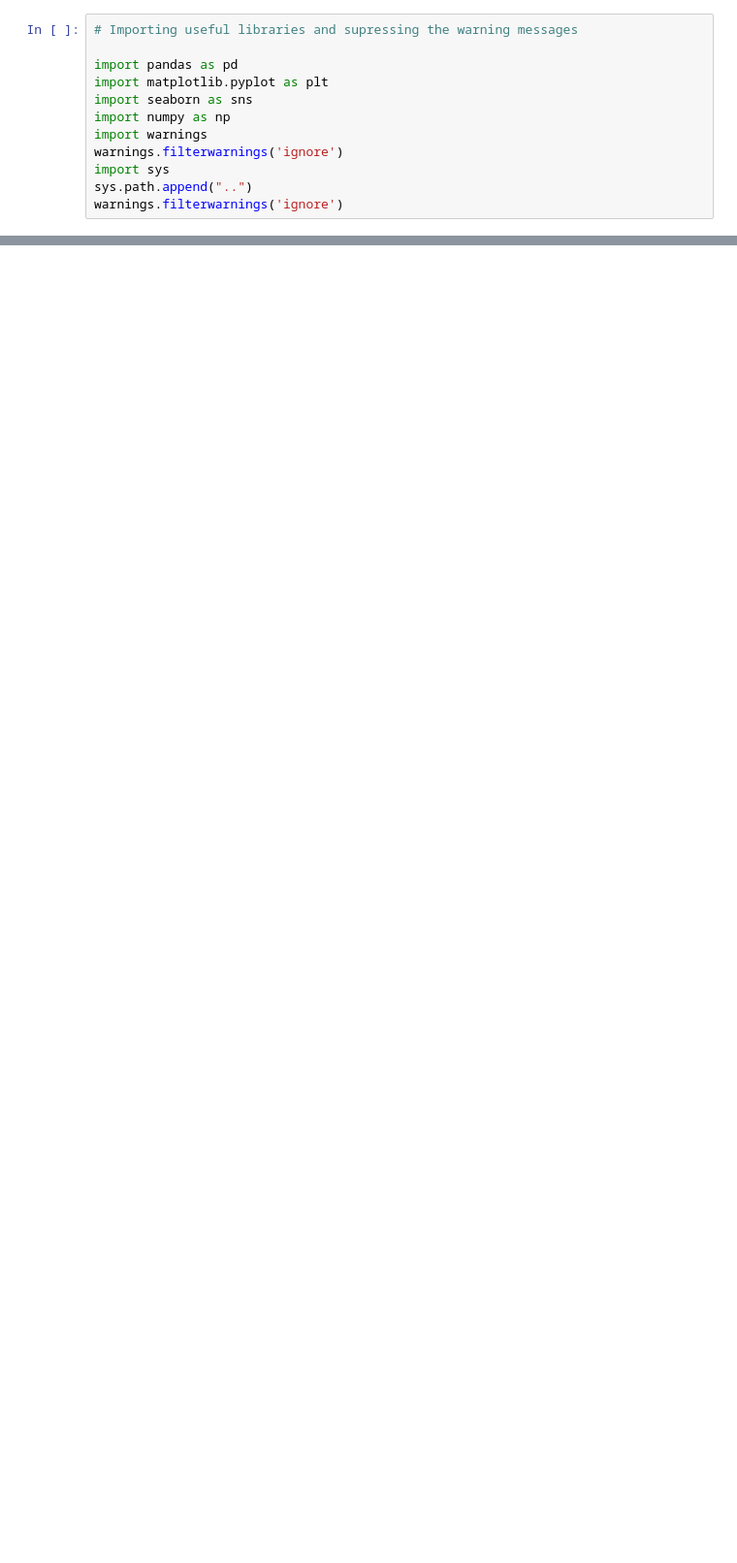
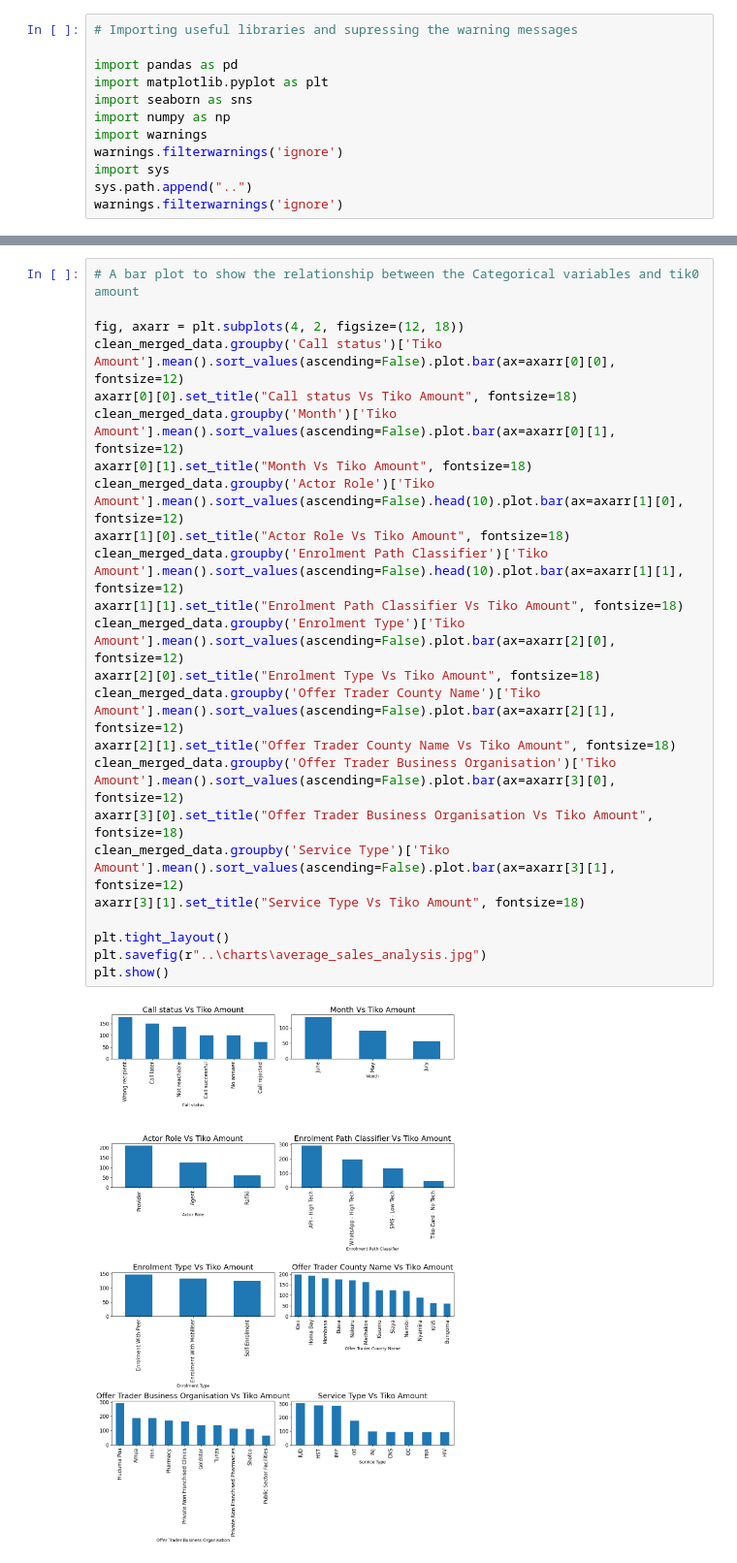
Before and after one commit to Tilda98/Risk_Analyst_Practical, a Jupyter notebook: notebooks/data_visualization.ipynb, the cells around one changed output, grey strips where cells are left out. Shown: that part at 97% size. Drawn from its saved outputs; the diff is of its cells as text; blank space fills up the shorter version.

```diff
--- a/notebooks/data_visualization.ipynb
+++ b/notebooks/data_visualization.ipynb
@@ -177,0 +135,26 @@ axes[2][1].tick_params(labelrotation=90);
+# %%
+# A bar plot to show the relationship between the Categorical variables and tik0 amount
+
+fig, axarr = plt.subplots(4, 2, figsize=(12, 18))
+clean_merged_data.groupby('Call status')['Tiko Amount'].mean().sort_values(ascending=False).plot.bar(ax=axarr[0][0], fontsize=12)
+axarr[0][0].set_title("Call status Vs Tiko Amount", fontsize=18)
+clean_merged_data.groupby('Month')['Tiko Amount'].mean().sort_values(ascending=False).plot.bar(ax=axarr[0][1], fontsize=12)
+axarr[0][1].set_title("Month Vs Tiko Amount", fontsize=18)
+clean_merged_data.groupby('Actor Role')['Tiko Amount'].mean().sort_values(ascending=False).head(10).plot.bar(ax=axarr[1][0], fontsize=12)
+axarr[1][0].set_title("Actor Role Vs Tiko Amount", fontsize=18)
+clean_merged_data.groupby('Enrolment Path Classifier')['Tiko Amount'].mean().sort_values(ascending=False).head(10).plot.bar(ax=axarr[1][1], fontsize=12)
+axarr[1][1].set_title("Enrolment Path Classifier Vs Tiko Amount", fontsize=18)
+clean_merged_data.groupby('Enrolment Type')['Tiko Amount'].mean().sort_values(ascending=False).plot.bar(ax=axarr[2][0], fontsize=12)
+axarr[2][0].set_title("Enrolment Type Vs Tiko Amount", fontsize=18)
+clean_merged_data.groupby('Offer Trader County Name')['Tiko Amount'].mean().sort_values(ascending=False).plot.bar(ax=axarr[2][1], fontsize=12)
+axarr[2][1].set_title("Offer Trader County Name Vs Tiko Amount", fontsize=18)
+clean_merged_data.groupby('Offer Trader Business Organisation')['Tiko Amount'].mean().sort_values(ascending=False).plot.bar(ax=axarr[3][0], fontsize=12)
+axarr[3][0].set_title("Offer Trader Business Organisation Vs Tiko Amount", fontsize=18)
+clean_merged_data.groupby('Service Type')['Tiko Amount'].mean().sort_values(ascending=False).plot.bar(ax=axarr[3][1], fontsize=12)
+axarr[3][1].set_title("Service Type Vs Tiko Amount", fontsize=18)
+
+plt.tight_layout()
+plt.savefig(r"..\charts\average_sales_analysis.jpg")
+plt.show()
+# %% [output]
+[figure, added]
```
Also changed, not shown: parts of 34 cells of this notebook, 2 other files.
